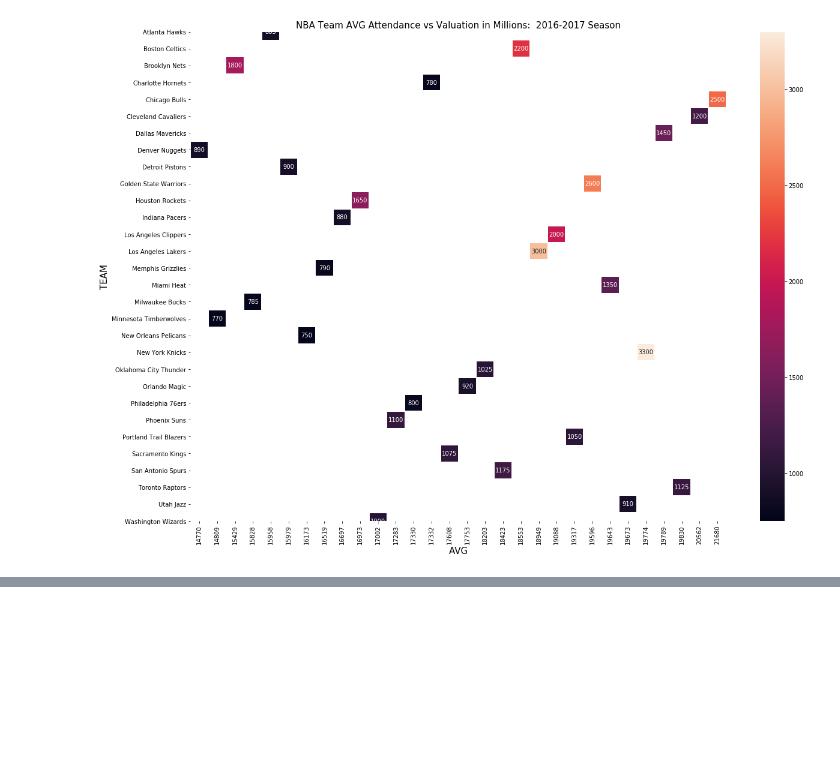
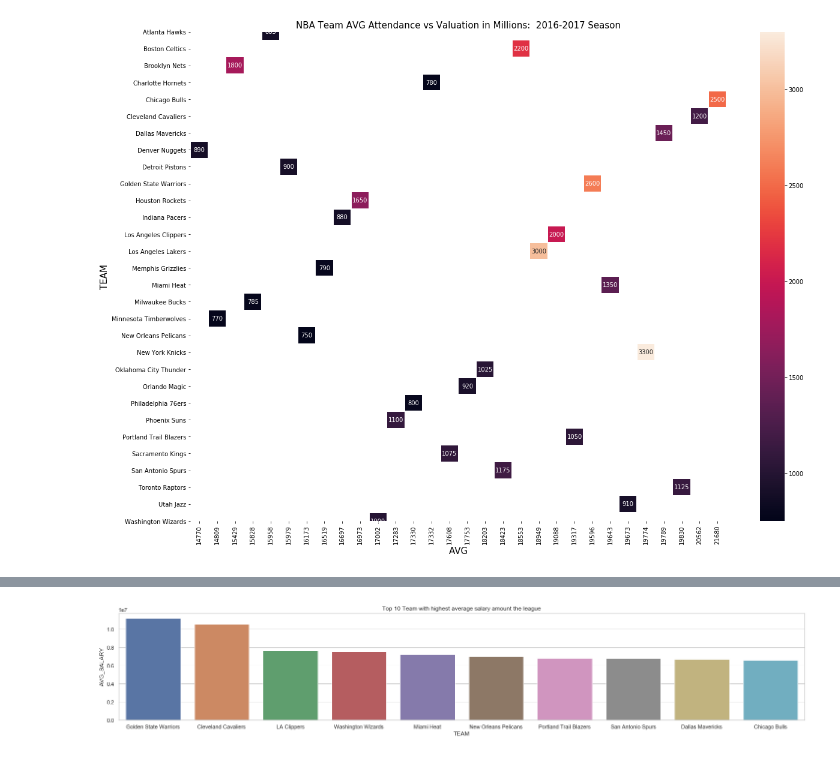
Before and after one commit to CS-UCR/cs105-prj-phase3-machine-mamba, a Jupyter notebook: Phase 2/phase_2.ipynb, the cells around one changed output, grey strips where cells are left out. Drawn from its saved outputs; the diff is of its cells as text; code cells hidden in the pictures; blank space fills up the shorter version.

```diff
--- a/Phase 2/phase_2.ipynb
+++ b/Phase 2/phase_2.ipynb
@@ -94,0 +122,5 @@ sns.heatmap(valuations,linewidths=.5, annot=True, fmt='g')
+# %%
+team_player_salary = df_player_salary.groupby(['TEAM']).mean().reset_index()
+team_player_salary.sort_values(by = 'SALARY',ascending = False,inplace = True)
+team_player_salary.rename(columns={'SALARY':'AVG_SALARY'}, inplace=True)
+team_player_salary.head(10)
@@ -94,0 +163,8 @@ sns.heatmap(valuations,linewidths=.5, annot=True, fmt='g')
+# %%
+plt.figure(figsize = (25,4))
+sns.barplot(x=team_player_salary.head(10)['TEAM'], y=team_player_salary.head(10)['AVG_SALARY'], data=team_player_salary).set_title("Top 10 Team with highest average salary amount the league")
+
+
+plt.show()
+# %% [output]
+[figure, added]
```
Also changed, not shown: parts of 12 cells of this notebook.
